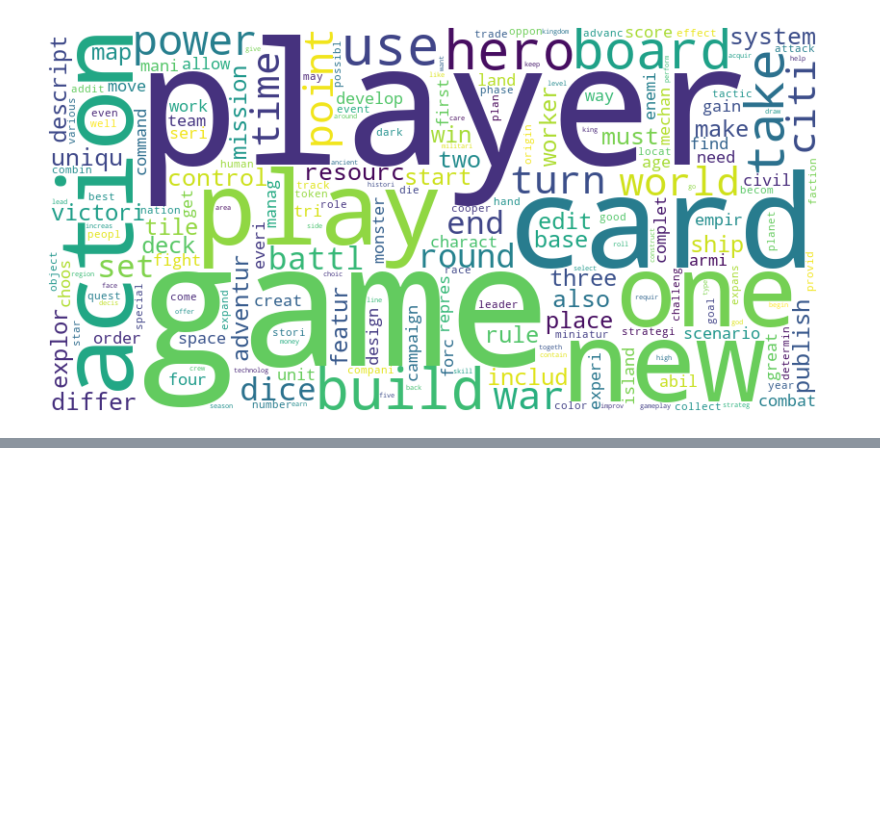
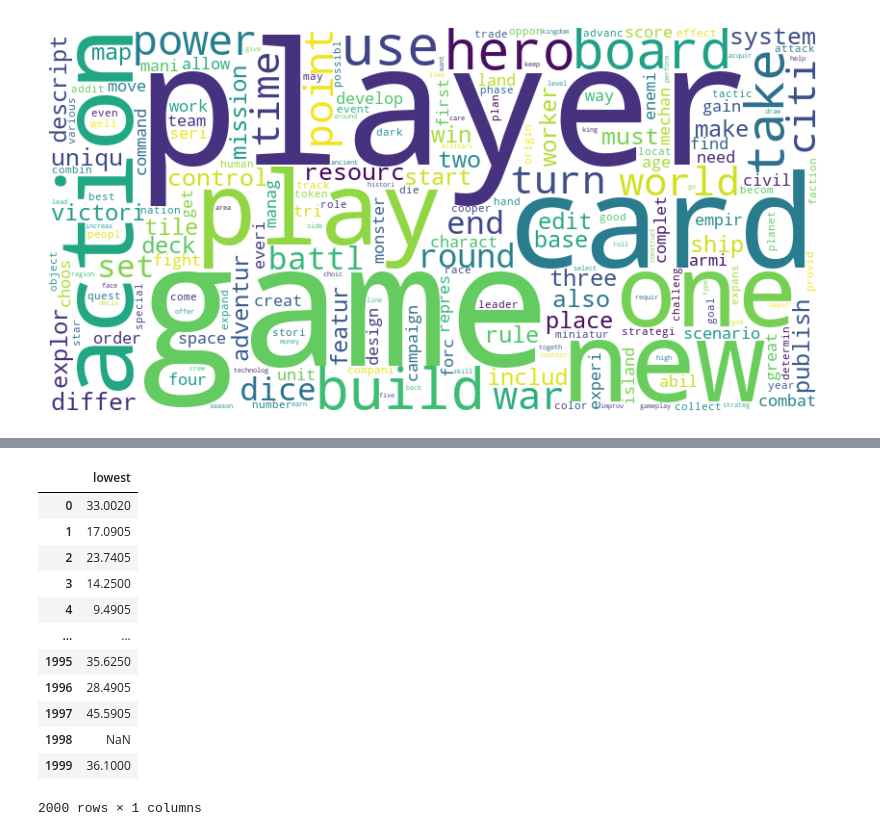
Before and after one commit to plexixx/Board-Game-Recommendator, a Jupyter notebook: description.ipynb, the cells around one changed output, grey strips where cells are left out. Drawn from its saved outputs; the diff is of its cells as text; code cells hidden in the pictures; blank space fills up the shorter version.

```diff
--- a/description.ipynb
+++ b/description.ipynb
@@ -264,0 +444,32 @@ plt.show()
+# %%
+def convert_to_eur(price):
+    #print(price)
+    if pd.isna(price):
+        return None
+    if price[0] == "$":
+        return float(price[1:]) * d2e
+    elif price[0] == "£":
+        return float(price[1:]) * p2e
+    else:
+        return None
+
+eur_pri = price.applymap(convert_to_eur)
+
+# 保留最低价格列
+eur_pri['lowest'] = eur_pri.min(axis=1)
+eur_pri = eur_pri[['lowest']]
+eur_pri
+# %% [output]
+|  | lowest |
+| 0 | 33.0020 |
+| 1 | 17.0905 |
+| 2 | 23.7405 |
+| 3 | 14.2500 |
+| 4 | 9.4905 |
+| ... | ... |
+| 1995 | 35.6250 |
+| 1996 | 28.4905 |
+| 1997 | 45.5905 |
+| 1998 | NaN |
+| 1999 | 36.1000 |
+2000 rows × 1 columns
```
Also changed, not shown: parts of 15 cells of this notebook.
